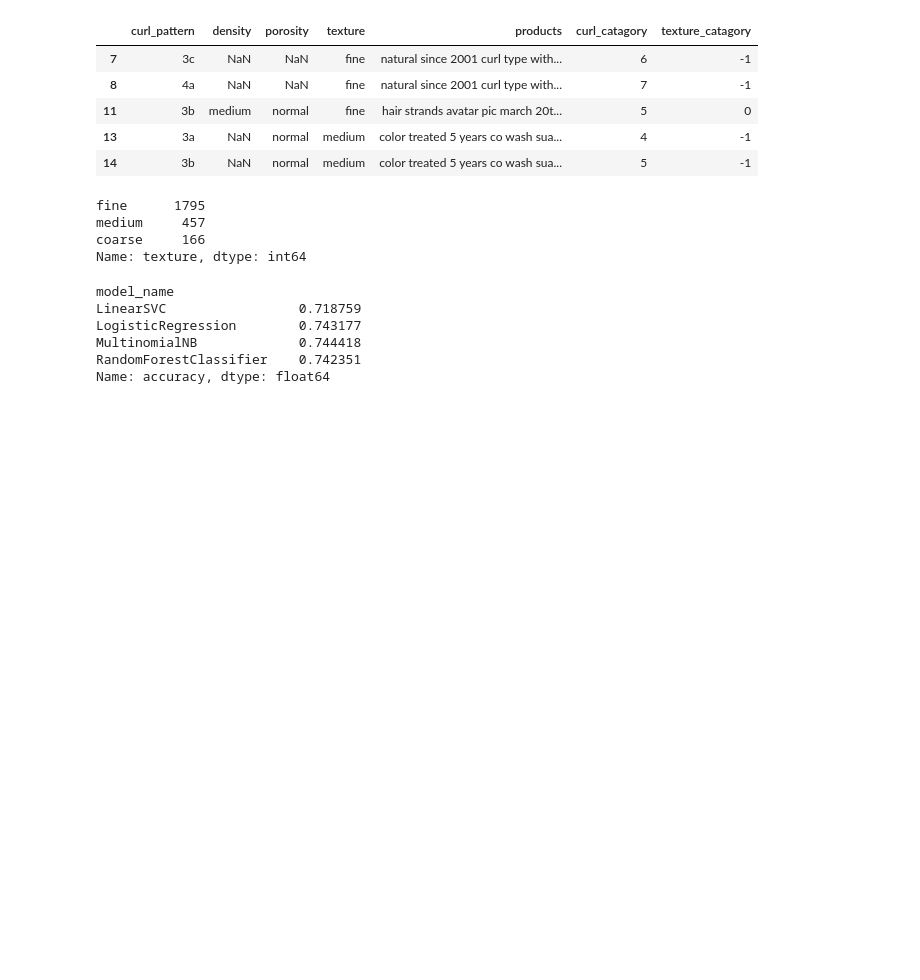
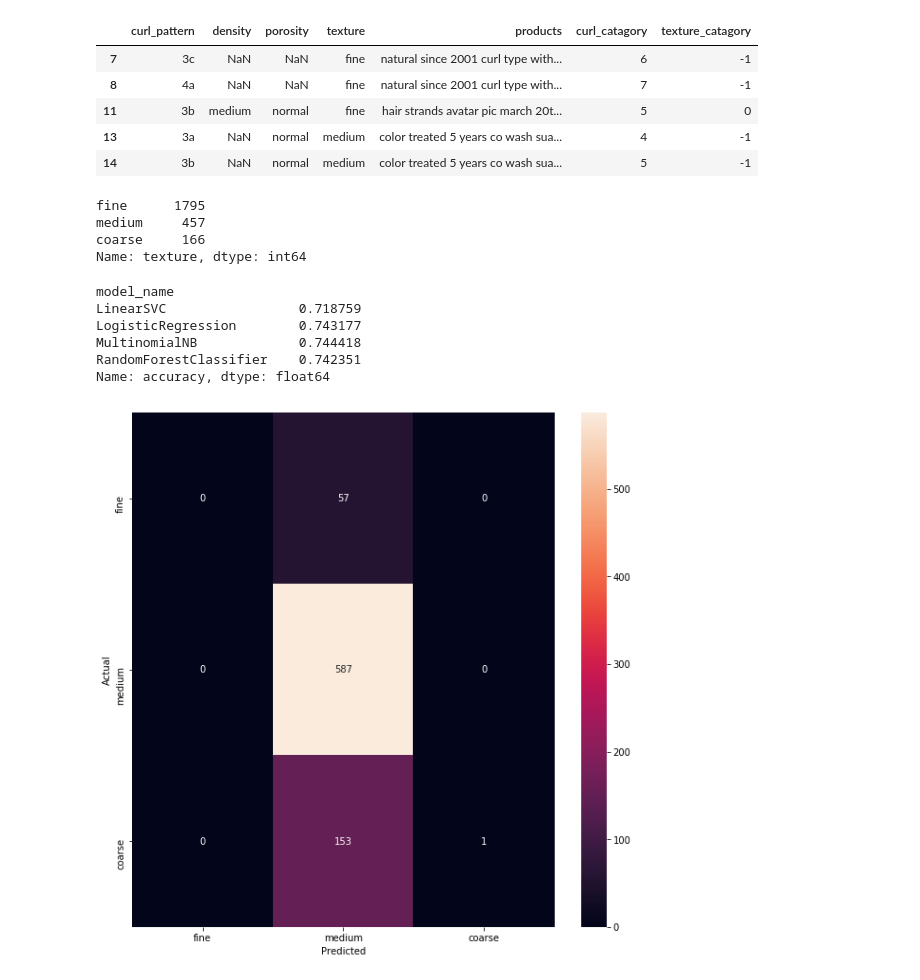
Before and after one commit to 99KHayes/products-for-curlies, a Jupyter notebook: notebooks/02_processing/20190831-kph-product-word-processing.ipynb, the cells around one changed output. Cells and saved outputs as stored; diff of their text form; code cells hidden in the pictures; blank space fills up the shorter version.

```diff
--- a/notebooks/02_processing/20190831-kph-product-word-processing.ipynb
+++ b/notebooks/02_processing/20190831-kph-product-word-processing.ipynb
@@ -654,14 +654,16 @@ RandomForestClassifier    0.742351
 Name: accuracy, dtype: float64
 # %%
 model = LogisticRegression(random_state=0)
-X_train, X_test, y_train, y_test = train_test_split(features_den, labels_den, test_size=0.33, random_state=0)
+X_train, X_test, y_train, y_test = train_test_split(features_text, labels_text, test_size=0.33, random_state=0)
 model.fit(X_train, y_train)
 y_pred = model.predict(X_test)
 
 conf_mat = confusion_matrix(y_test, y_pred)
 fig, ax = plt.subplots(figsize=(10,10))
 sns.heatmap(conf_mat, annot=True, fmt='d',
-            xticklabels=density_no_nan_df.porosity.unique(), yticklabels=density_no_nan_df.porosity.unique())
+            xticklabels=texture_no_nan_df.texture.unique(), yticklabels=texture_no_nan_df.texture.unique())
 plt.ylabel('Actual')
 plt.xlabel('Predicted')
 plt.show()
+# %% [output]
+[figure, added]
```
Also changed, not shown: parts of 1 cell of this notebook, 1 other file.
